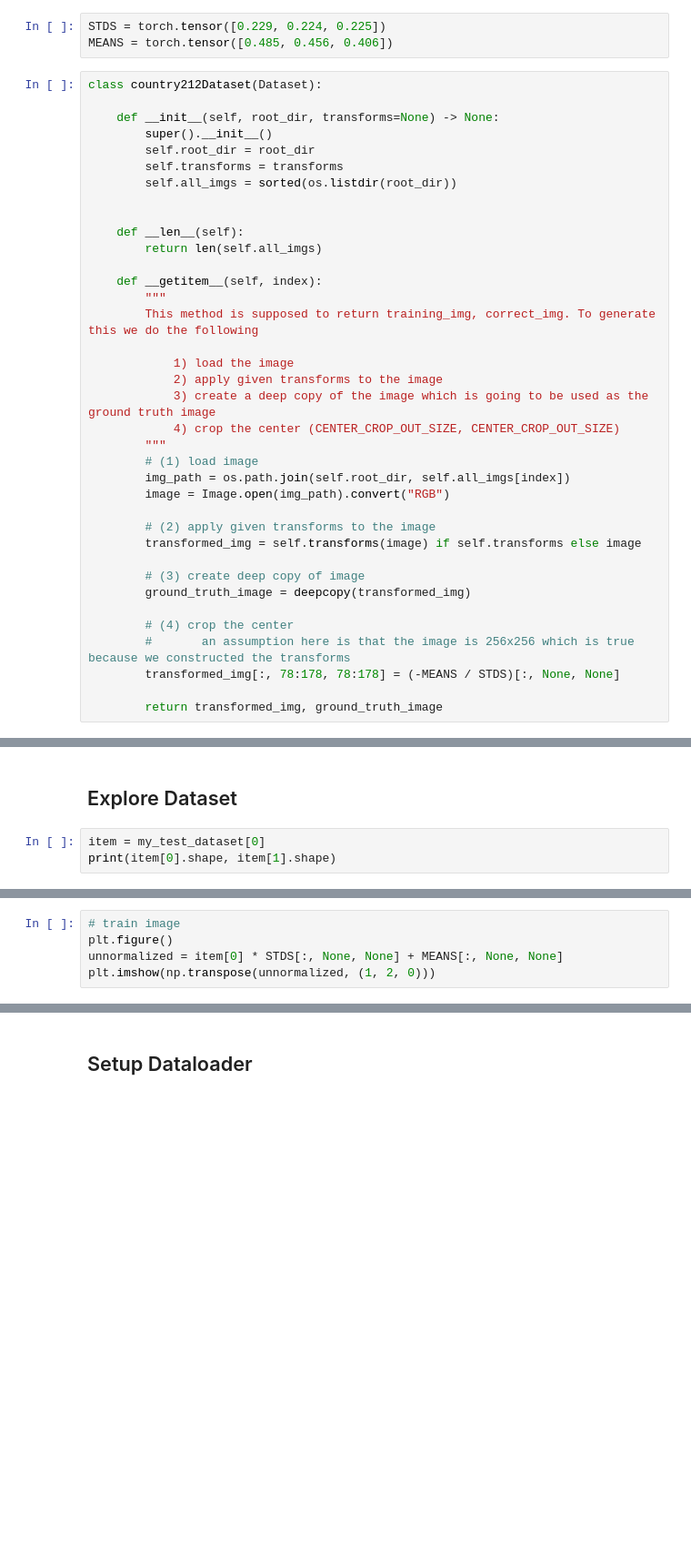
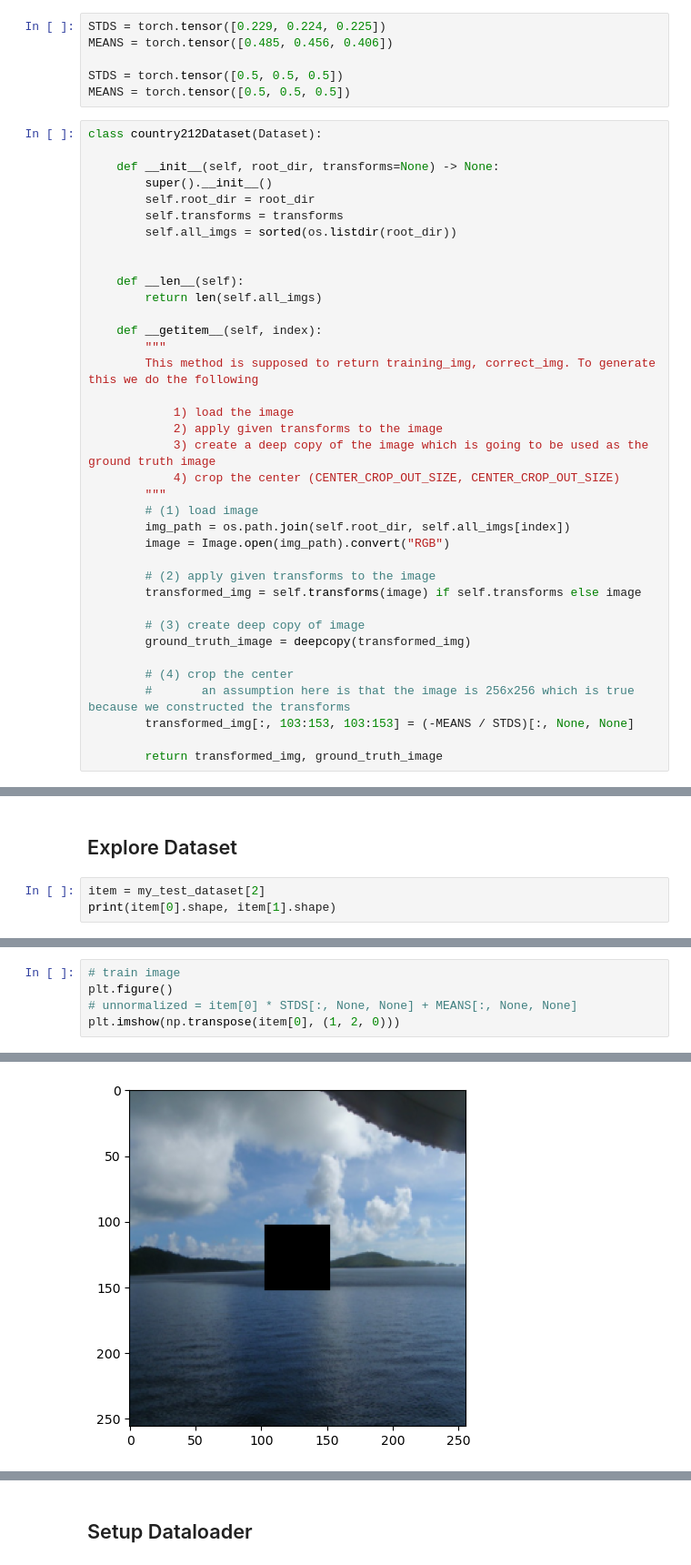
Before and after one commit to aivan6842/cs484-project, a Jupyter notebook: object-removal-and-impainting.ipynb, the cells around one changed output, grey strips where cells are left out. Shown at 91% size. Saved outputs shown, nothing was run; the diff lists cells and outputs as text; blank space fills up the shorter version.

```diff
--- a/object-removal-and-impainting.ipynb
+++ b/object-removal-and-impainting.ipynb
@@ -80,6 +114,9 @@ assert len(os.listdir("country212/test/")) == len(test_dataset)
 # %%
 STDS = torch.tensor([0.229, 0.224, 0.225])
 MEANS = torch.tensor([0.485, 0.456, 0.406])
+
+STDS = torch.tensor([0.5, 0.5, 0.5])
+MEANS = torch.tensor([0.5, 0.5, 0.5])
 # %%
 class country212Dataset(Dataset):
 
@@ -114,7 +151,7 @@ class country212Dataset(Dataset):
 
         # (4) crop the center
         #       an assumption here is that the image is 256x256 which is true because we constructed the transforms
-        transformed_img[:, 78:178, 78:178] = (-MEANS / STDS)[:, None, None]
+        transformed_img[:, 103:153, 103:153] = (-MEANS / STDS)[:, None, None]
 
         return transformed_img, ground_truth_image
 # %%
@@ -137,5 +174,5 @@ assert len(my_test_dataset) == len(test_dataset)
 # %% [markdown]
 ## Explore Dataset
 # %%
-item = my_test_dataset[0]
+item = my_test_dataset[2]
 print(item[0].shape, item[1].shape)
@@ -142,5 +201,6 @@ print(item[0].shape, item[1].shape)
 # %%
 # train image
 plt.figure()
-unnormalized = item[0] * STDS[:, None, None] + MEANS[:, None, None]
-plt.imshow(np.transpose(unnormalized, (1, 2, 0)))
+# unnormalized = item[0] * STDS[:, None, None] + MEANS[:, None, None]
+plt.imshow(np.transpose(item[0], (1, 2, 0)))
+# %% [output]
@@ -147,3 +209,4 @@ plt.imshow(np.transpose(unnormalized, (1, 2, 0)))
+[figure, added]
 # %%
 # ground truth image
 plt.figure()
```
Also changed, not shown: parts of 23 cells of this notebook, 25 other files.
